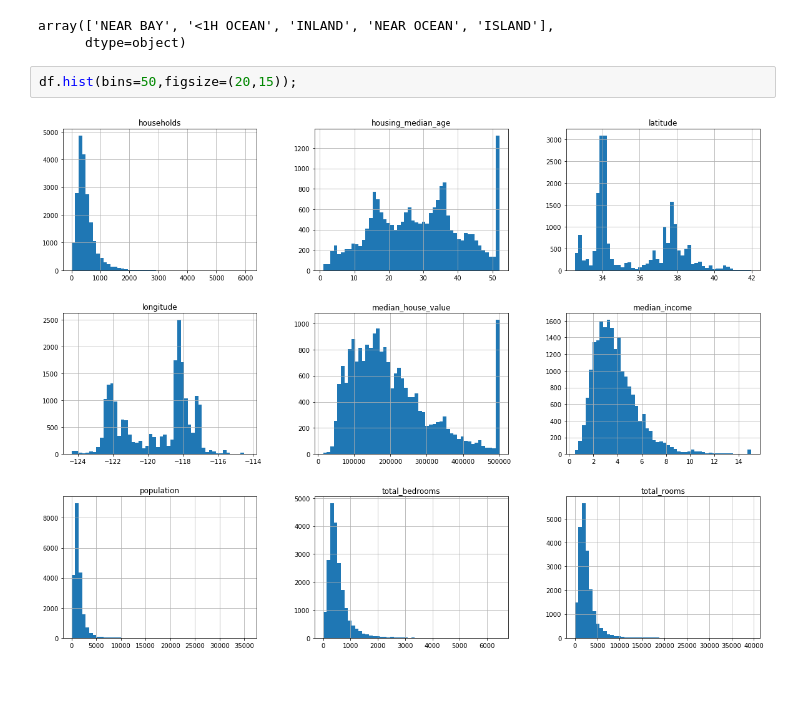
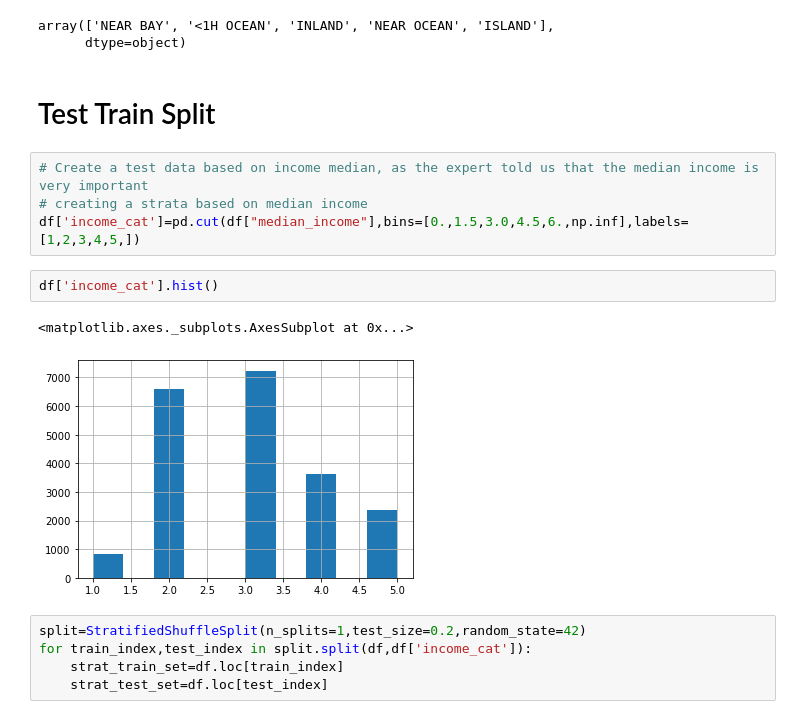
Before and after one commit to TaniaToyo/Datascience_Project, a Jupyter notebook: Housing/Notebook-1.ipynb, the cells around one changed output. Drawn from its saved outputs; the diff is of its cells as text; blank space fills up the shorter version.

```diff
--- a/Housing/Notebook-1.ipynb
+++ b/Housing/Notebook-1.ipynb
@@ -39,7 +41,19 @@ df.ocean_proximity.unique()
 # %% [output]
 array(['NEAR BAY', '<1H OCEAN', 'INLAND', 'NEAR OCEAN', 'ISLAND'],
       dtype=object)
-# %%
-df.hist(bins=50,figsize=(20,15));
-# %% [output]
-[figure, removed]
+# %% [markdown]
+# Test Train Split
+# %%
+# Create a test data based on income median, as the expert told us that the median income is very important
+# creating a strata based on median income
+df['income_cat']=pd.cut(df["median_income"],bins=[0.,1.5,3.0,4.5,6.,np.inf],labels=[1,2,3,4,5,])
+# %%
+df['income_cat'].hist()
+# %% [output]
+<matplotlib.axes._subplots.AxesSubplot at 0x...>
+[figure, added]
+# %%
+split=StratifiedShuffleSplit(n_splits=1,test_size=0.2,random_state=42)
+for train_index,test_index in split.split(df,df['income_cat']):
+    strat_train_set=df.loc[train_index]
+    strat_test_set=df.loc[test_index]
```
Also changed, not shown: parts of 17 cells of this notebook.
